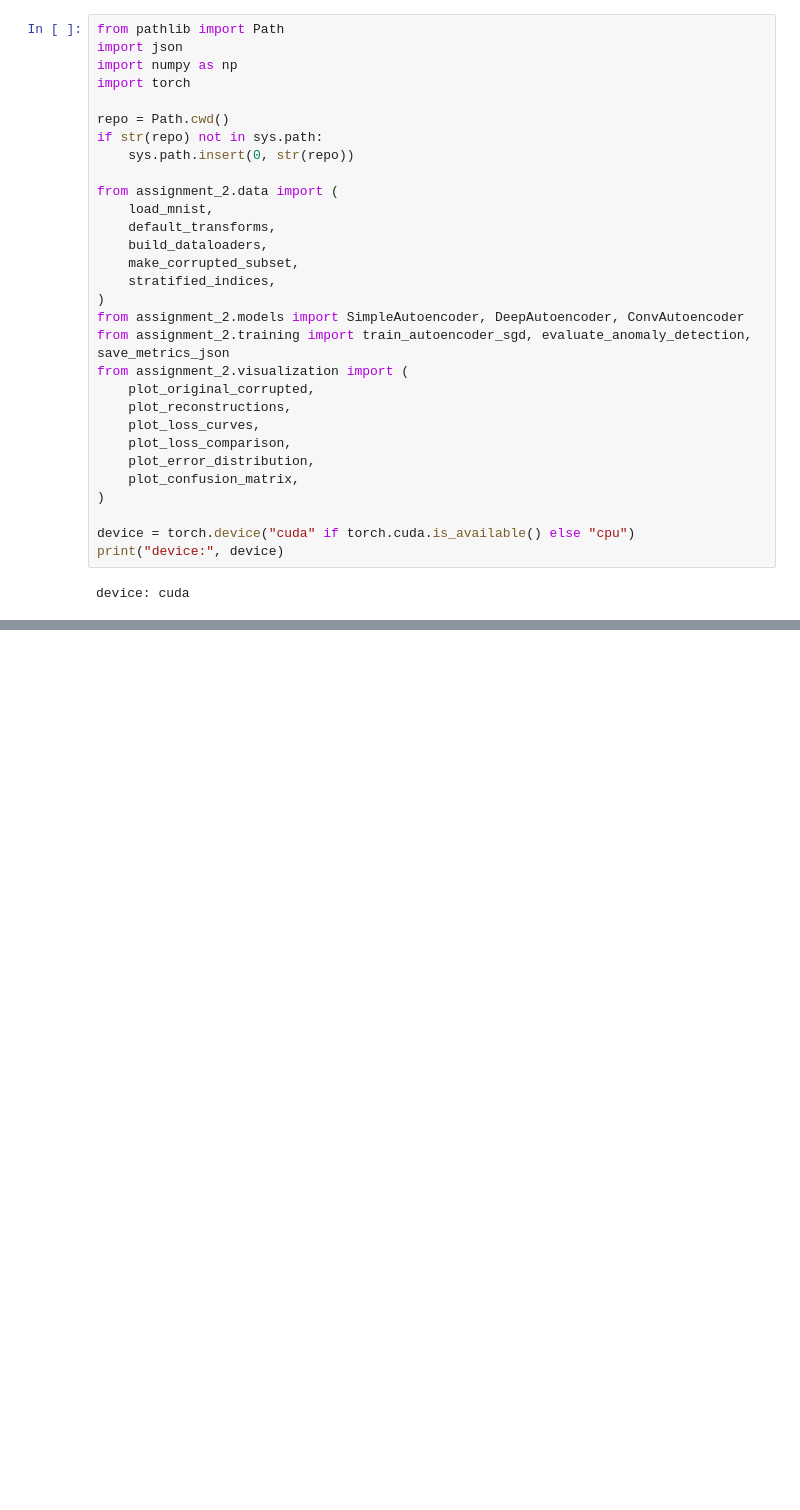
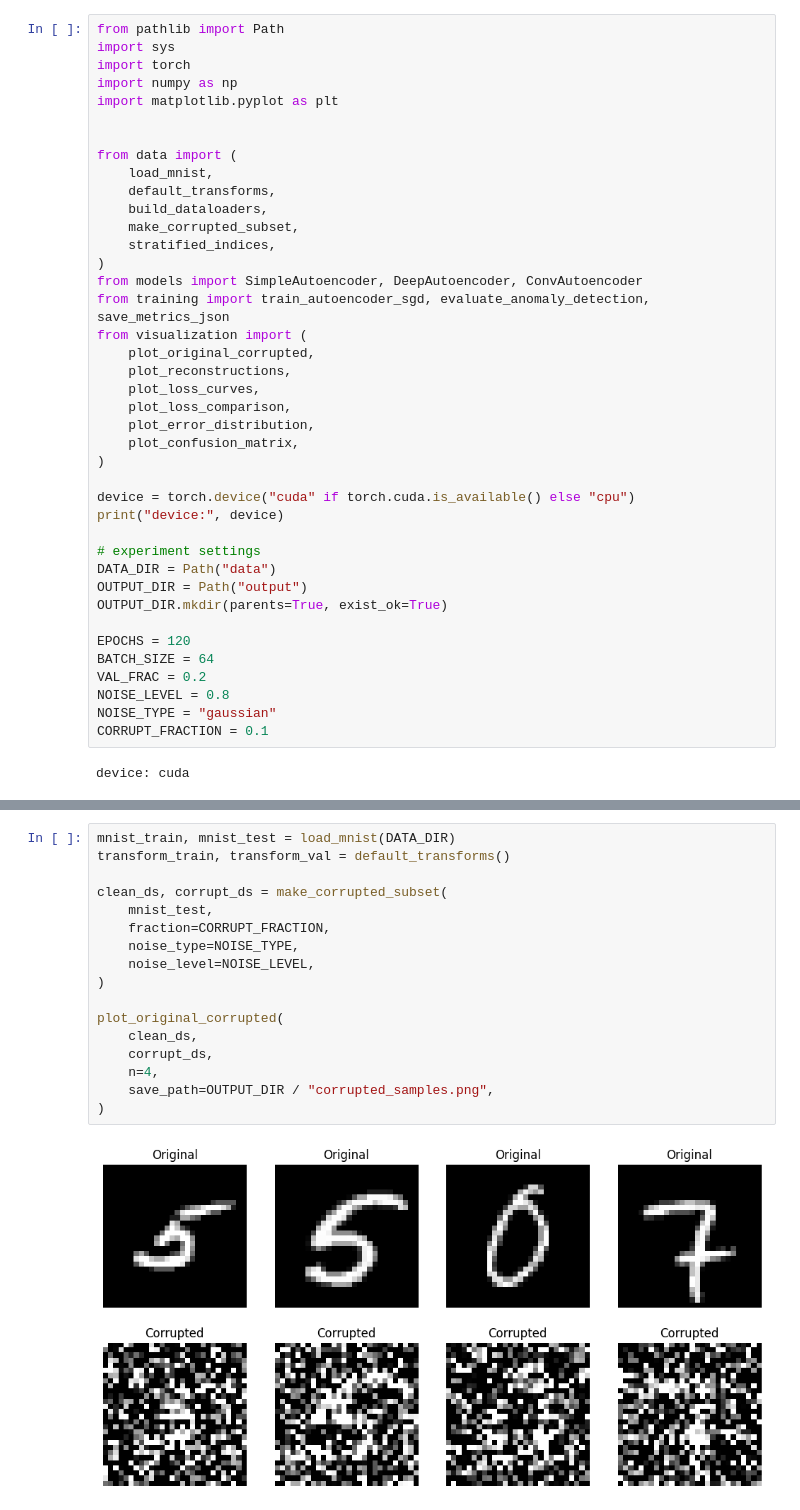
Before and after one commit to hhernandezdelg/autoencoder_nomaly_detection, a Jupyter notebook: assignment_2.ipynb, the cells around one changed output, grey strips where cells are left out. Saved outputs shown, nothing was run; the diff lists cells and outputs as text; blank space fills up the shorter version.

```diff
--- a/assignment_2.ipynb
+++ b/assignment_2.ipynb
@@ -48,23 +10,21 @@ python 3.11.9
 # %%
 from pathlib import Path
-import json
+import sys
+import torch
 import numpy as np
-import torch
+import matplotlib.pyplot as plt
 
-repo = Path.cwd()
-if str(repo) not in sys.path:
-    sys.path.insert(0, str(repo))
 
-from assignment_2.data import (
+from data import (
     load_mnist,
     default_transforms,
     build_dataloaders,
     make_corrupted_subset,
     stratified_indices,
 )
-from assignment_2.models import SimpleAutoencoder, DeepAutoencoder, ConvAutoencoder
-from assignment_2.training import train_autoencoder_sgd, evaluate_anomaly_detection, save_metrics_json
-from assignment_2.visualization import (
+from models import SimpleAutoencoder, DeepAutoencoder, ConvAutoencoder
+from training import train_autoencoder_sgd, evaluate_anomaly_detection, save_metrics_json
+from visualization import (
     plot_original_corrupted,
     plot_reconstructions,
     plot_loss_curves,
@@ -75,5 +35,17 @@ from assignment_2.visualization import (
 
 device = torch.device("cuda" if torch.cuda.is_available() else "cpu")
 print("device:", device)
+
+# experiment settings
+DATA_DIR = Path("data")
+OUTPUT_DIR = Path("output")
+OUTPUT_DIR.mkdir(parents=True, exist_ok=True)
+
+EPOCHS = 120
+BATCH_SIZE = 64
+VAL_FRAC = 0.2
+NOISE_LEVEL = 0.8
+NOISE_TYPE = "gaussian"
+CORRUPT_FRACTION = 0.1
 # %% [output]
 device: cuda
@@ -89,0 +54,19 @@ corrupt_fraction = 0.1
+# %%
+mnist_train, mnist_test = load_mnist(DATA_DIR)
+transform_train, transform_val = default_transforms()
+
+clean_ds, corrupt_ds = make_corrupted_subset(
+    mnist_test,
+    fraction=CORRUPT_FRACTION,
+    noise_type=NOISE_TYPE,
+    noise_level=NOISE_LEVEL,
+)
+
+plot_original_corrupted(
+    clean_ds,
+    corrupt_ds,
+    n=4,
+    save_path=OUTPUT_DIR / "corrupted_samples.png",
+)
+# %% [output]
+[figure, added]
```
Also changed, not shown: parts of 28 cells of this notebook, 6 other files.
